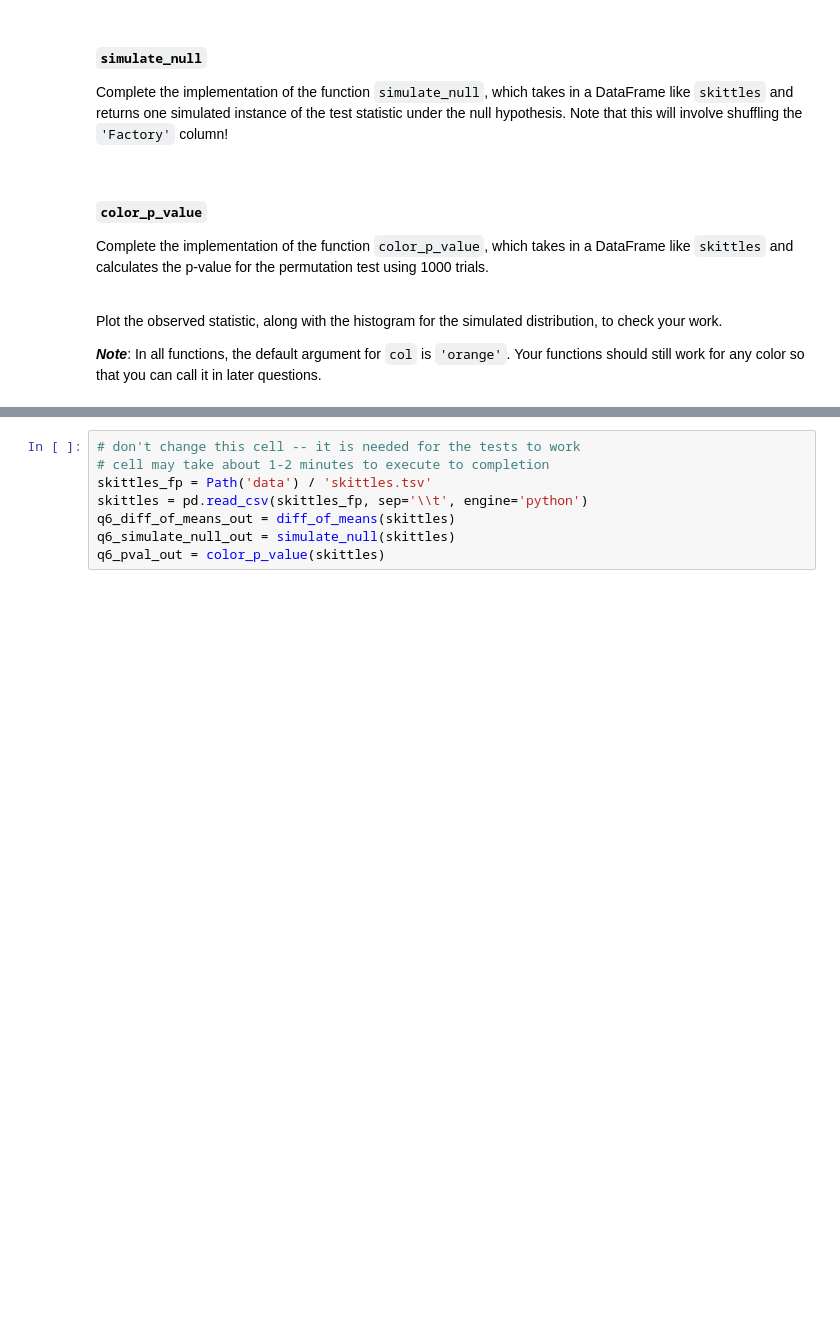
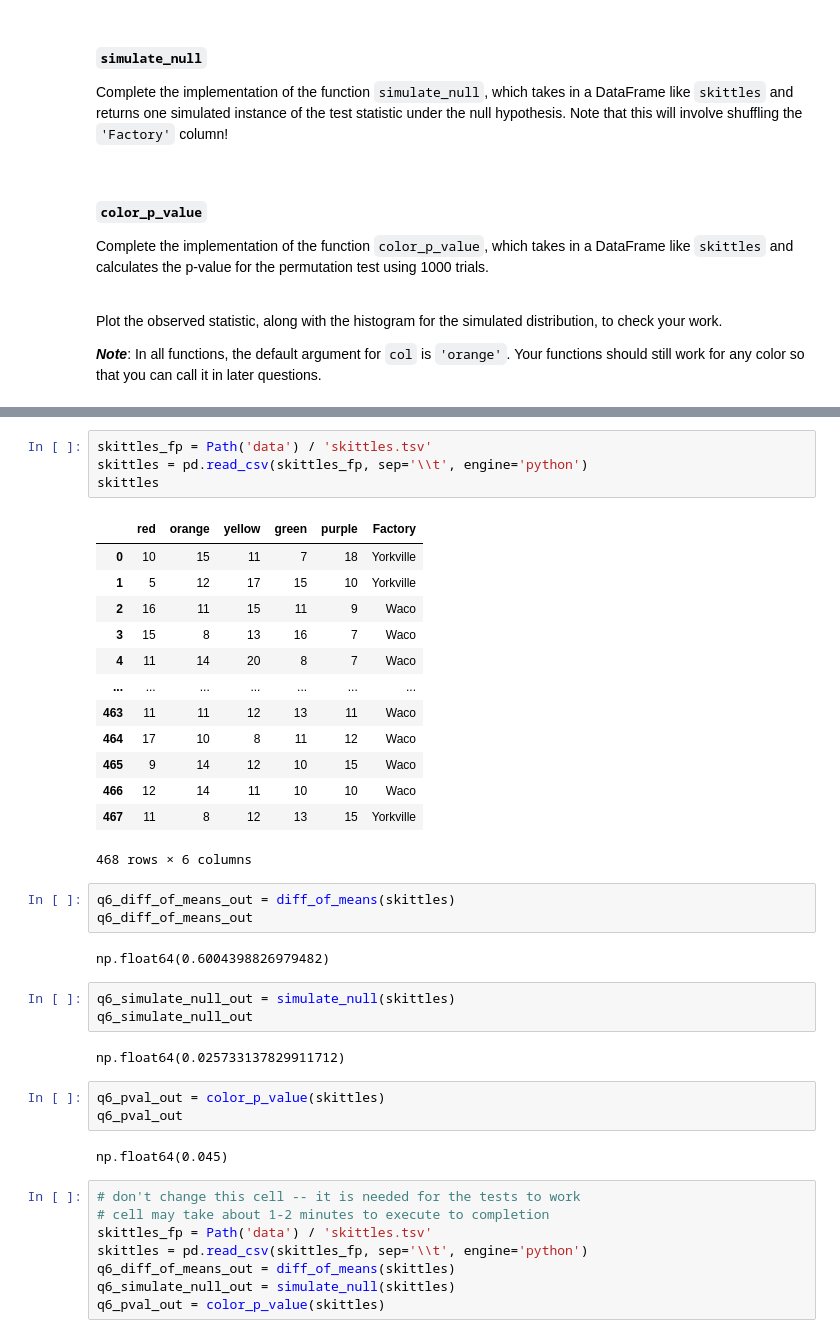
Before and after one commit to ri2658/dsc80-2026-fa, a Jupyter notebook: labs/lab04/lab.ipynb, the cells around one changed output, grey strips where cells are left out. Drawn from its saved outputs; the diff is of its cells as text; blank space fills up the shorter version.

```diff
--- a/labs/lab04/lab.ipynb
+++ b/labs/lab04/lab.ipynb
@@ -446,3 +571,36 @@ Plot the observed statistic, along with the histogram for the simulated distribu
+# %%
+skittles_fp = Path('data') / 'skittles.tsv'
+skittles = pd.read_csv(skittles_fp, sep='\\t', engine='python')
+skittles
+# %% [output]
+|  | red | orange | yellow | green | purple | Factory |
+| 0 | 10 | 15 | 11 | 7 | 18 | Yorkville |
+| 1 | 5 | 12 | 17 | 15 | 10 | Yorkville |
+| 2 | 16 | 11 | 15 | 11 | 9 | Waco |
+| 3 | 15 | 8 | 13 | 16 | 7 | Waco |
+| 4 | 11 | 14 | 20 | 8 | 7 | Waco |
+| ... | ... | ... | ... | ... | ... | ... |
+| 463 | 11 | 11 | 12 | 13 | 11 | Waco |
+| 464 | 17 | 10 | 8 | 11 | 12 | Waco |
+| 465 | 9 | 14 | 12 | 10 | 15 | Waco |
+| 466 | 12 | 14 | 11 | 10 | 10 | Waco |
+| 467 | 11 | 8 | 12 | 13 | 15 | Yorkville |
+468 rows × 6 columns
+# %%
+q6_diff_of_means_out = diff_of_means(skittles)
+q6_diff_of_means_out
+# %% [output]
+np.float64(0.6004398826979482)
+# %%
+q6_simulate_null_out = simulate_null(skittles)
+q6_simulate_null_out
+# %% [output]
+np.float64(0.025733137829911712)
+# %%
+q6_pval_out = color_p_value(skittles)
+q6_pval_out
+# %% [output]
+np.float64(0.045)
 # %%
 # don't change this cell -- it is needed for the tests to work
 # cell may take about 1-2 minutes to execute to completion
```
Also changed, not shown: parts of 16 cells of this notebook, 2 other files.
